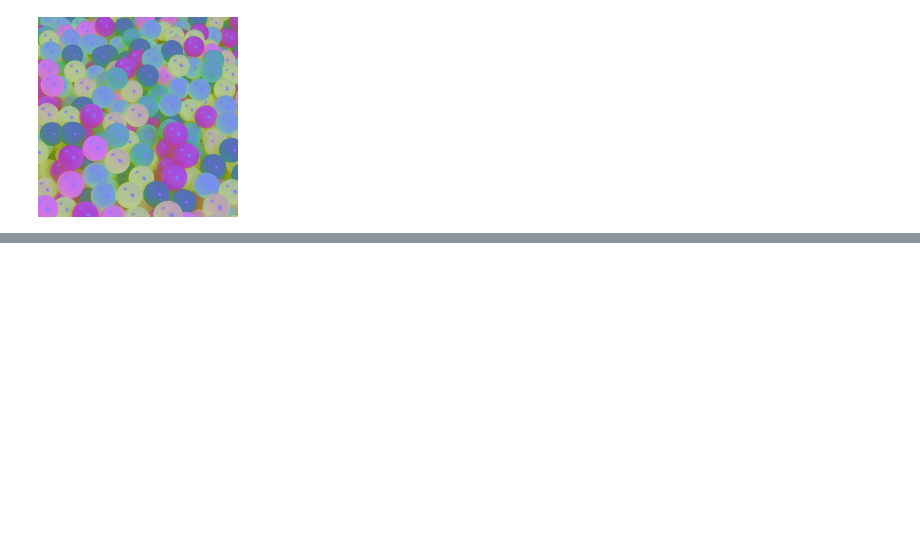
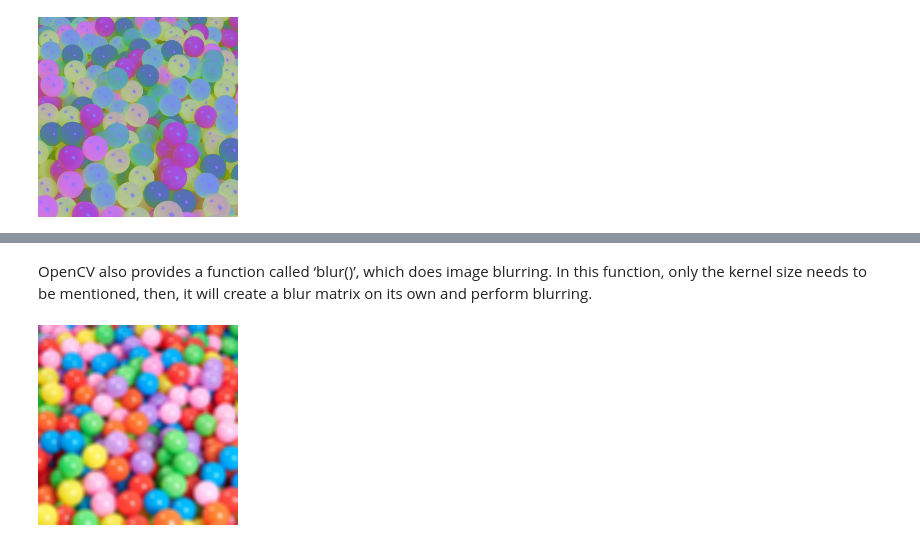
Before and after one commit to jinfeijoy/computer_vision, a Jupyter notebook: CV_for_beginners.ipynb, the cells around one changed output, grey strips where cells are left out. Drawn from its saved outputs; the diff is of its cells as text; code cells hidden in the pictures; blank space fills up the shorter version.

```diff
--- a/CV_for_beginners.ipynb
+++ b/CV_for_beginners.ipynb
@@ -97,0 +146,7 @@ cv2_imshow(LAB_image)
+# %% [markdown]
+OpenCV also provides a function called ‘blur()’, which does image blurring. In this function, only the kernel size needs to be mentioned, then, it will create a blur matrix on its own and perform blurring.
+# %%
+Blur_img = cv2.blur(img, (5,5))
+cv2_imshow(Blur_img)
+# %% [output]
+[figure, added]
```
Also changed, not shown: parts of 16 cells of this notebook.
